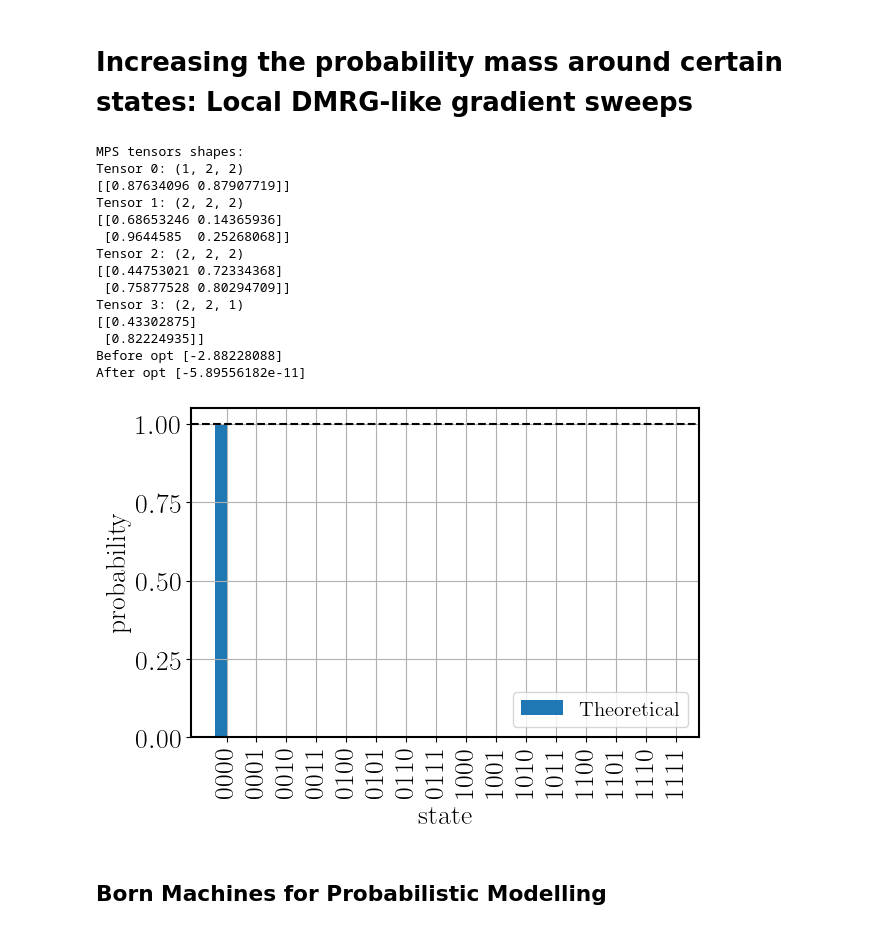
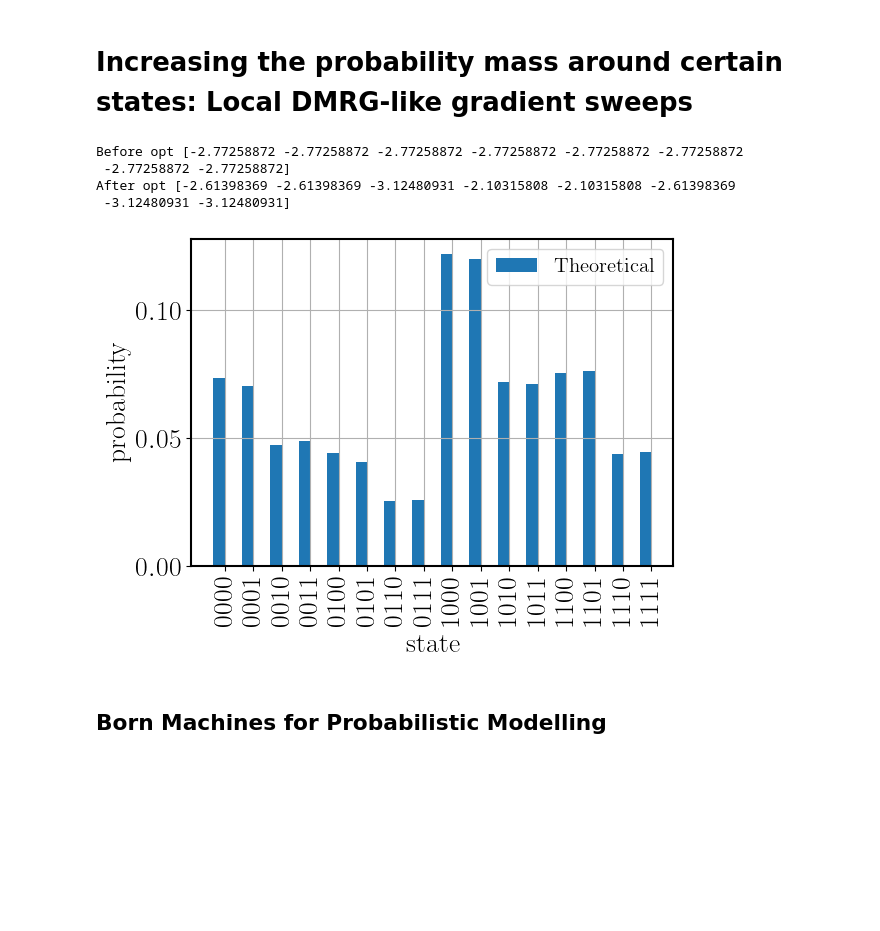
Before and after one commit to ZekiZeybek/Tensor-Train-EDA, a Jupyter notebook: notebook/tt_pmf.ipynb, the cells around one changed output. Cells and saved outputs as stored; diff of their text form; code cells hidden in the pictures; blank space fills up the shorter version.

```diff
--- a/notebook/tt_pmf.ipynb
+++ b/notebook/tt_pmf.ipynb
@@ -86,56 +86,41 @@ P2 = MPS.uniform_pdf_MPS_pad_zero(length=L2,const_chi=2)
 # P2 = MPS.from_uniform(length=L2, const_chi=4)
 P2_tnsrs= [node.tensor for node in P2.nodes_ls]
 
-for node in P2.nodes_ls:
-    shape = node.tensor.shape
-    node.tensor = np.random.rand(shape[0],shape[1],shape[2])
-
-P2_tnsrs= [node.tensor for node in P2.nodes_ls]
 print("MPS tensors shapes:")
 for i, tnsr in enumerate(P2_tnsrs):
     print(f"Tensor {i}: {tnsr.shape}")
     print(tnsr[:,0,:])
 
-opt_samples = np.array([[0,0,0,0]])
+opt_samples = np.array([[0,0,0,0],[1,1,0,0]])
 
 
 
 print('Before opt',P2.log_likelihood_1norm_samples(opt_samples))
 P2.one_site_batch_grad_default(opt_samples, steps_per_site=1,num_sweeps=500,learning_rate=0.05)
 
 num_samples = 5000
 samples = P2.seq_sample_from(num_samples=num_samples,seed=1234)
 
 print('After opt',P2.log_likelihood_1norm_samples(opt_samples))
 Q = tnpd.P_empirical(samples=samples, L=L)
 
 x = np.arange(2**L2)
 plt.bar(x - 0.2, Q, 0.4, label="Theoretical")
 # plt.bar(x + 0.2, Q, 0.4, label="Empirical")
 plt.xticks(x, [format(i, f'0{L}b') for i in range(2**L2)], rotation=90)
 plt.xlabel("state")
 plt.grid()
 plt.ylabel("probability")
 plt.axhline(1.0, color='k', linestyle='--')
 plt.legend()
 plt.tight_layout()
 plt.show()
 # %% [output]
-MPS tensors shapes:
-Tensor 0: (1, 2, 2)
-[[0.87634096 0.87907719]]
-Tensor 1: (2, 2, 2)
-[[0.68653246 0.14365936]
- [0.9644585  0.25268068]]
-Tensor 2: (2, 2, 2)
-[[0.44753021 0.72334368]
- [0.75877528 0.80294709]]
-Tensor 3: (2, 2, 1)
-[[0.43302875]
- [0.82224935]]
-Before opt [-2.88228088]
-After opt [-5.89556182e-11]
+Before opt [-2.77258872 -2.77258872 -2.77258872 -2.77258872 -2.77258872 -2.77258872
+ -2.77258872 -2.77258872]
+After opt [-2.61398369 -2.61398369 -3.12480931 -2.10315808 -2.10315808 -2.61398369
+ -3.12480931 -3.12480931]
-[figure, old version]
+[figure, new version]
 # %% [markdown]
 ## Born Machines for Probabilistic Modelling
 # %%
```
